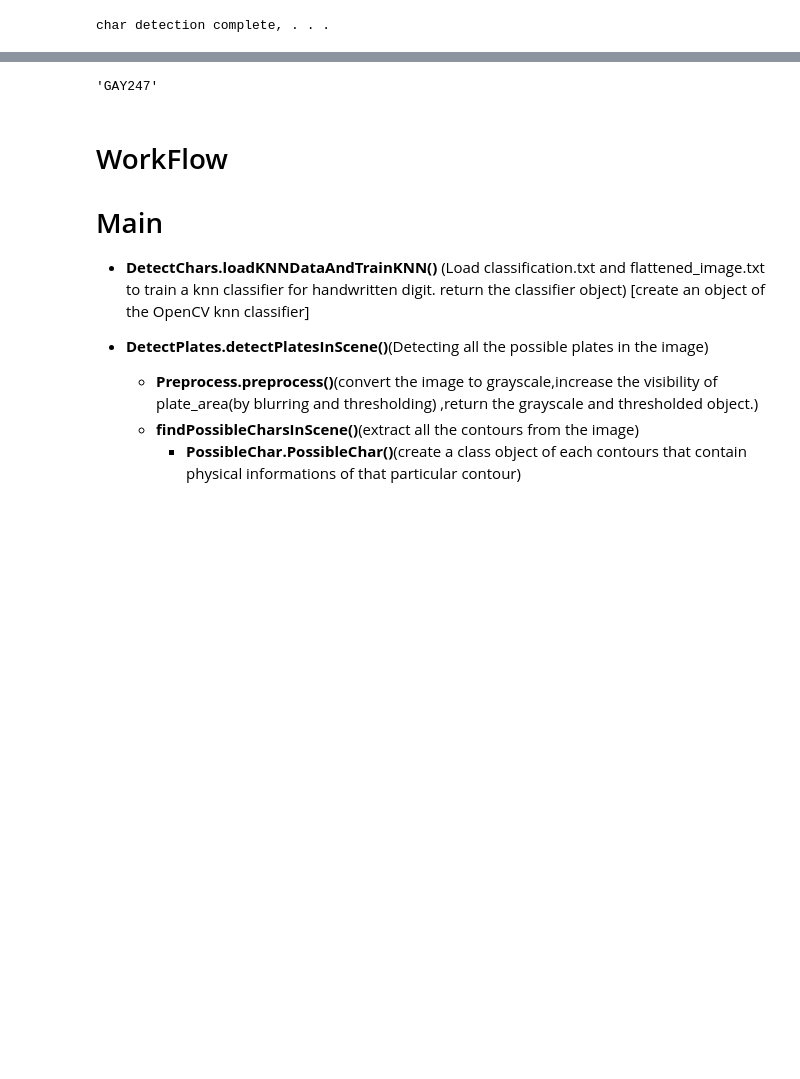
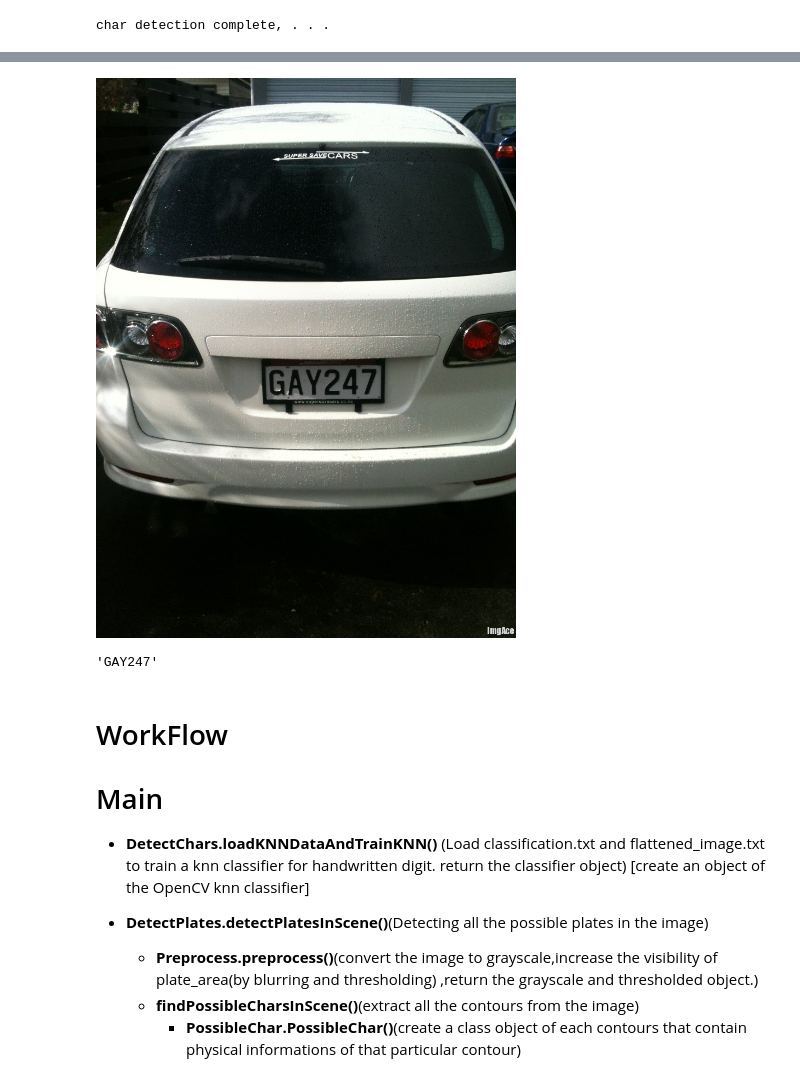
Before and after one commit to Subhraj07/Machine_Learning_Models, a Jupyter notebook: MLpractice/CEREBRINOCS/test.ipynb, the cells around one changed output, grey strips where cells are left out. Drawn from its saved outputs; the diff is of its cells as text; code cells hidden in the pictures; blank space fills up the shorter version.

```diff
--- a/MLpractice/CEREBRINOCS/test.ipynb
+++ b/MLpractice/CEREBRINOCS/test.ipynb
@@ -990,3 +998,10 @@ char detection complete, . . .
+# %%
+from PIL import Image
+from IPython.display import display
+pil_im = Image.open(img)
+display(pil_im)
+# %% [output]
+[figure, added]
 # %%
 strChars
 # %% [output]
```
Also changed, not shown: parts of 2 cells of this notebook.
